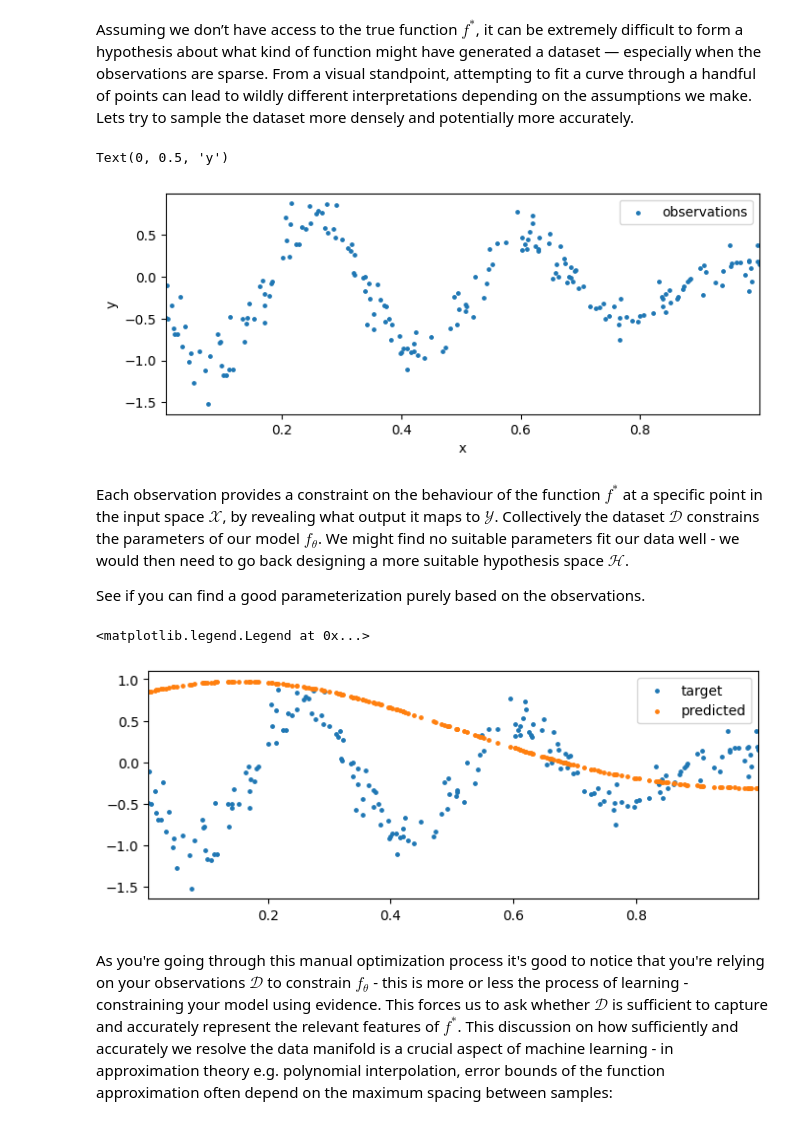
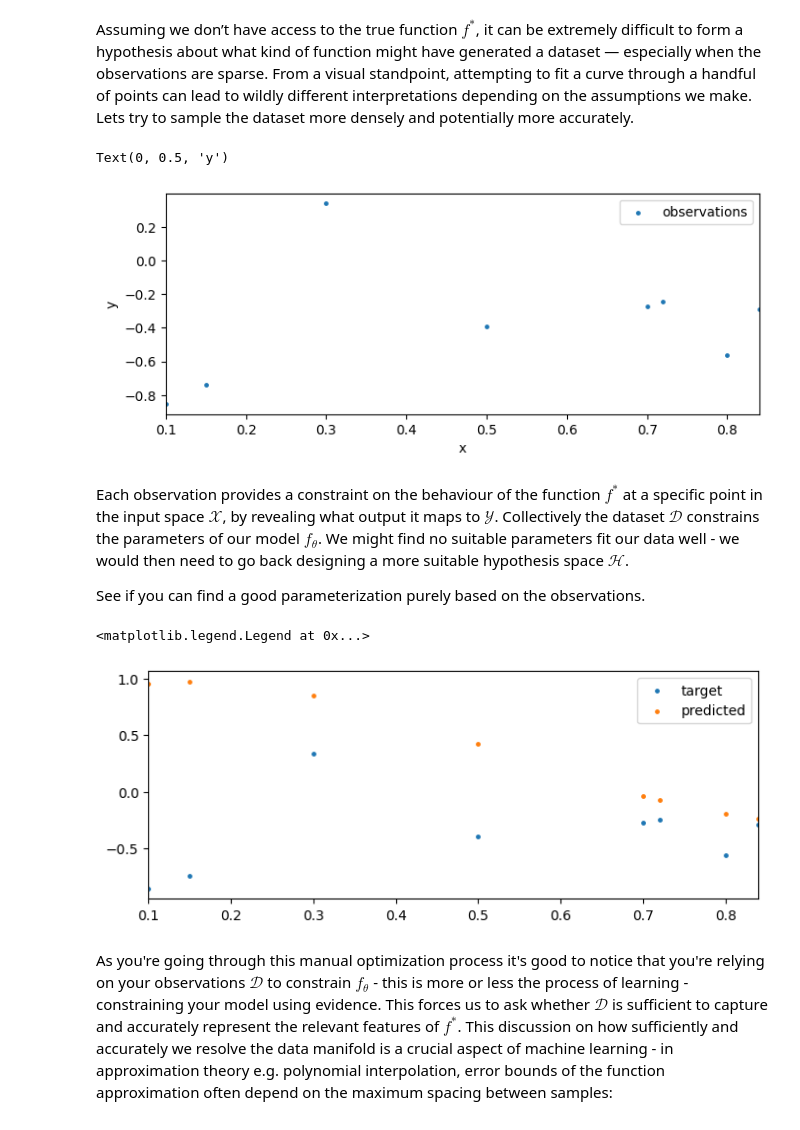
Before and after one commit to nextgenerationgraduatesprogram/nextgen25-mlai-workshop01, a Jupyter notebook: notebooks/main.ipynb, the cells around one changed output. Cells and saved outputs as stored; diff of their text form; code cells hidden in the pictures.

```diff
--- a/notebooks/main.ipynb
+++ b/notebooks/main.ipynb
@@ -427,38 +427,37 @@ Assuming we don’t have access to the true function $f^{*}$, it can be extremel
 # %%
 # noise observation process <-- improve this
 def observe_noisy(f, x):
     # we often can't sample perfectly a point in the domain perfectly
-    x_noise = np.random.normal(0.15, 0.01, x.shape[0])
+    x_noise = np.random.normal(0.15, 0.01, x.shape[0]) # <-- vary the mean/std and see what happens
     x_measure = x + x_noise
 
     # we often can't measure the result perfectly
-    y_noise = np.random.normal(-0.13, 0.16, x.shape[0])
+    y_noise = np.random.normal(-0.13, 0.16, x.shape[0]) # <-- vary the mean/std of the observation noise and see what happens
     y_obs = f(x_measure) + y_noise
 
     return y_obs
 
-# define a set of points we want to observe the function <-- sample more points
-# x_meas = np.array([0.1, 0.15, 0.3, 0.5, 0.7, 0.72, 0.8, 0.84])
-x_meas = np.random.uniform(low=0, high=1, size=200)
+# define a set of points we want to observe the function
+x_meas = np.array([0.1, 0.15, 0.3, 0.5, 0.7, 0.72, 0.8, 0.84]) # <-- explore some different measurement points and potentially more
 y_obs = observe_noisy(f_target, x_meas)
 
 # plot the results
 fig, ax = plt.subplots(figsize=(8,3))
 ax.scatter(x_meas, y_obs, s=6, label="observations")
 ax.set_xlim(x_meas.min(), x_meas.max())
 ax.legend(loc="best")
 ax.set_xlabel("x")
 ax.set_ylabel("y")
 # %% [output]
 Text(0, 0.5, 'y')
-[figure, old version]
+[figure, new version]
 # %% [markdown]
 Each observation provides a constraint on the behaviour of the function $f^{*}$ at a specific point in the input space $\mathcal{X}$, by revealing what output it maps to $\mathcal{Y}$. Collectively the dataset $\mathcal{D}$ constrains the parameters of our model $f_{\theta}$. We might find no suitable parameters fit our data well - we would then need to go back designing a more suitable hypothesis space $\mathcal{H}$.
 
 See if you can find a good parameterization purely based on the observations.
 # %%
-# select a suitable parameterization <-- vary the parameterization
-f_approx = H(tau=1, phi=1)
+# select a suitable parameterization
+f_approx = H(tau=1, phi=1) # <-- vary the parameterization
 
 # get our predictions
 y_pred = f_approx(x_meas)
@@ -471,7 +470,7 @@ ax.set_xlim(x_meas.min(), x_meas.max())
 ax.legend(loc="best")
 # %% [output]
 <matplotlib.legend.Legend at 0x...>
-[figure, old version]
+[figure, new version]
 # %% [markdown]
 As you're going through this manual optimization process it's good to notice that you're relying on your observations $\mathcal{D}$ to constrain $f_{\theta}$ - this is more or less the process of learning - constraining your model using evidence. This forces us to ask whether $\mathcal{D}$ is sufficient to capture and accurately represent the relevant features of $f^{*}$. This discussion on how sufficiently and accurately we resolve the data manifold is a crucial aspect of machine learning - in approximation theory e.g. polynomial interpolation, error bounds of the function approximation often depend on the maximum spacing between samples:
 
```
Also changed, not shown: parts of 20 cells of this notebook.
